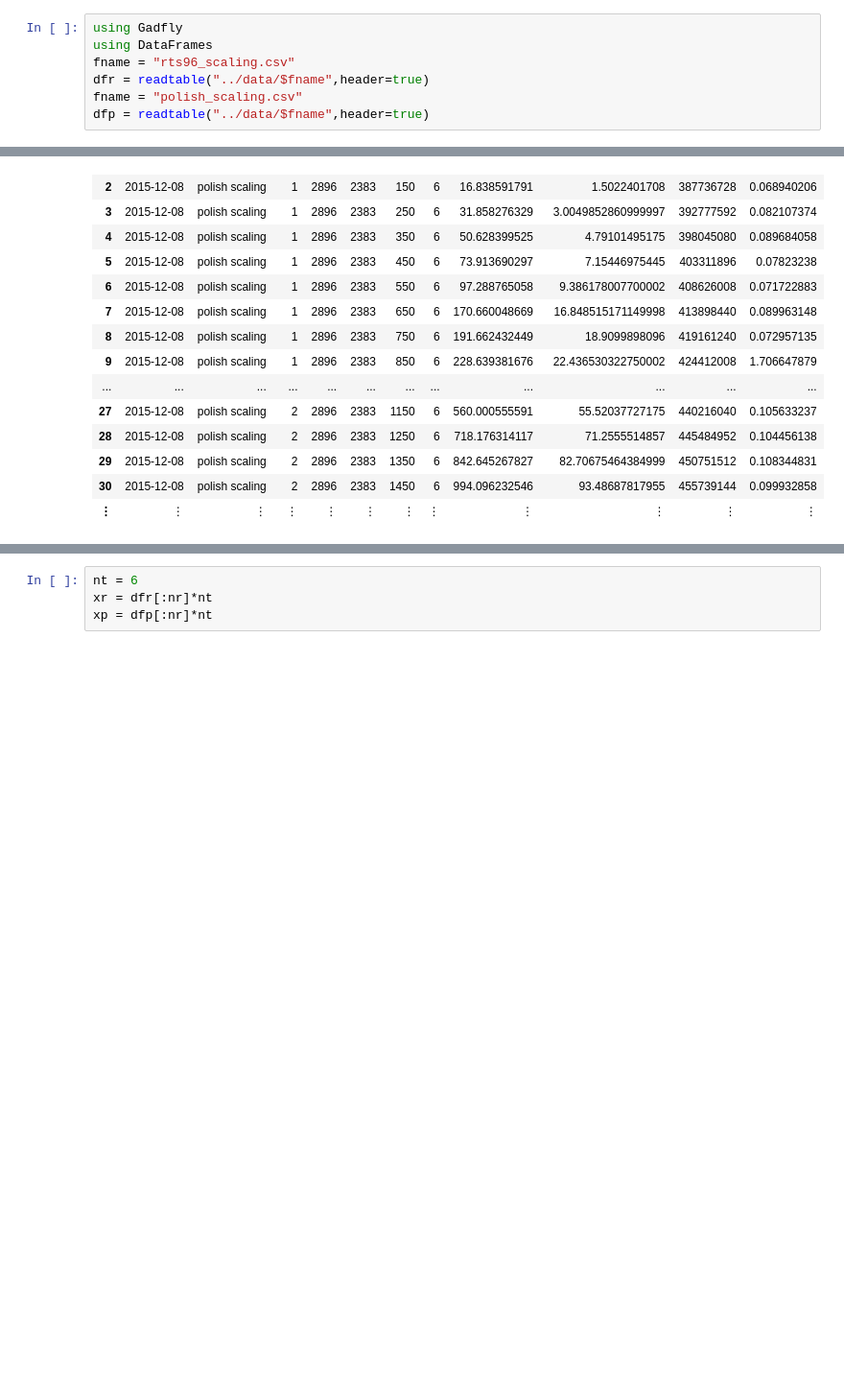
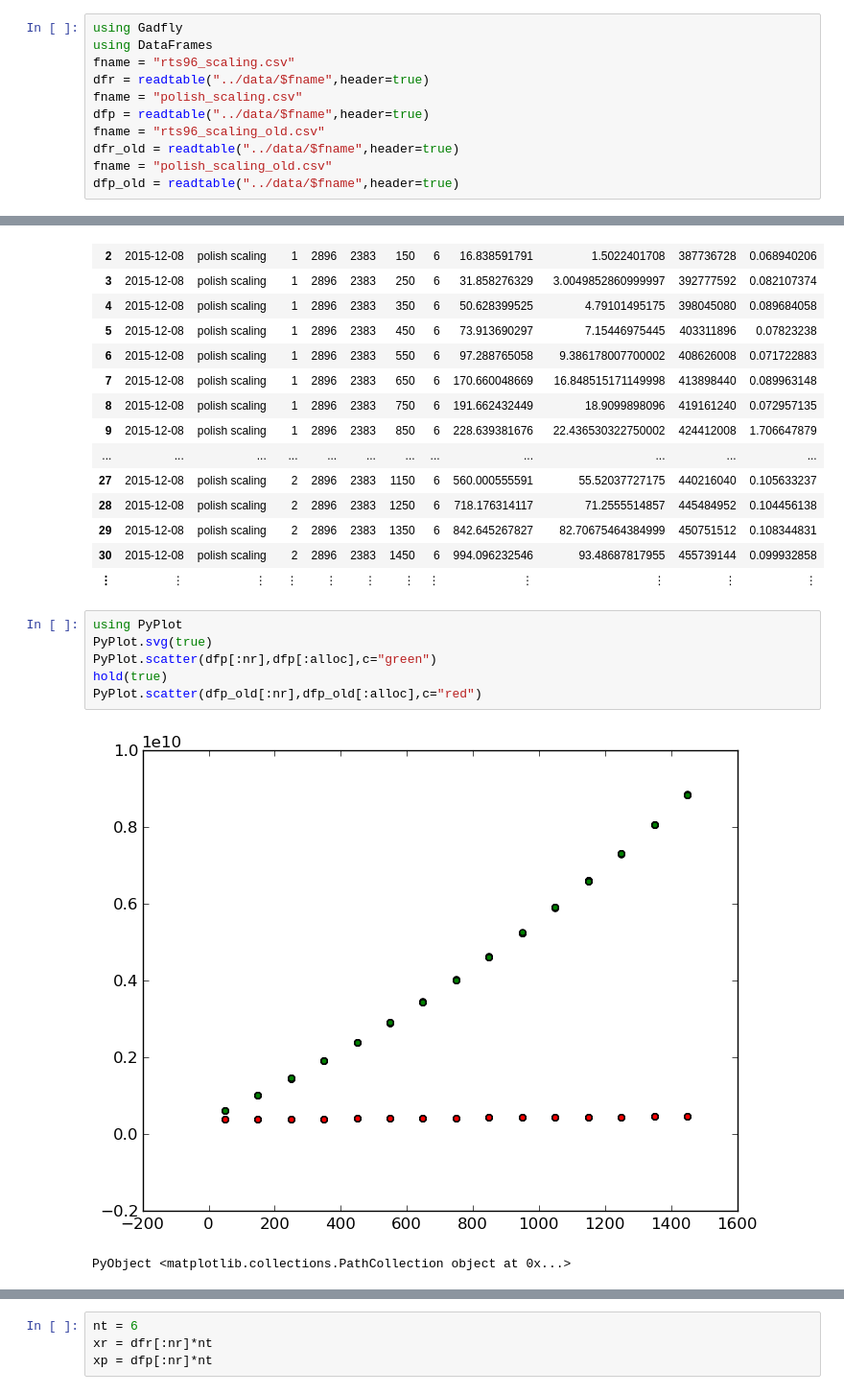
Before and after one commit to kersulis/TemporalInstanton.jl, a Jupyter notebook: nbs/2015-12-07 performance test suite.ipynb, the cells around one changed output, grey strips where cells are left out. Shown at 96% size. Cells and saved outputs as stored; diff of their text form; blank space fills up the shorter version.

```diff
--- a/nbs/2015-12-07 performance test suite.ipynb
+++ b/nbs/2015-12-07 performance test suite.ipynb
@@ -23,6 +23,10 @@ fname = "rts96_scaling.csv"
 dfr = readtable("../data/$fname",header=true)
 fname = "polish_scaling.csv"
 dfp = readtable("../data/$fname",header=true)
+fname = "rts96_scaling_old.csv"
+dfr_old = readtable("../data/$fname",header=true)
+fname = "polish_scaling_old.csv"
+dfp_old = readtable("../data/$fname",header=true)
 # %% [output]
 |  | date | note | rep | nl | nb | nr | nt | tt | mlt | alloc | gc |
 | 1 | 2015-12-08 | polish scaling | 1 | 2896 | 2383 | 50 | 6 | 6.113457131 | 0.43687593715000006 | 385575368 | 0.083777027 |
@@ -40,3 +44,12 @@ dfp = readtable("../data/$fname",header=true)
 | 29 | 2015-12-08 | polish scaling | 2 | 2896 | 2383 | 1350 | 6 | 842.645267827 | 82.70675464384999 | 450751512 | 0.108344831 |
 | 30 | 2015-12-08 | polish scaling | 2 | 2896 | 2383 | 1450 | 6 | 994.096232546 | 93.48687817955 | 455739144 | 0.099932858 |
 | ⋮ | ⋮ | ⋮ | ⋮ | ⋮ | ⋮ | ⋮ | ⋮ | ⋮ | ⋮ | ⋮ | ⋮ |
+# %%
+using PyPlot
+PyPlot.svg(true)
+PyPlot.scatter(dfp[:nr],dfp[:alloc],c="green")
+hold(true)
+PyPlot.scatter(dfp_old[:nr],dfp_old[:alloc],c="red")
+# %% [output]
+[figure, added]
+PyObject <matplotlib.collections.PathCollection object at 0x...>
```
Also changed, not shown: parts of 7 cells of this notebook, 4 other files.
